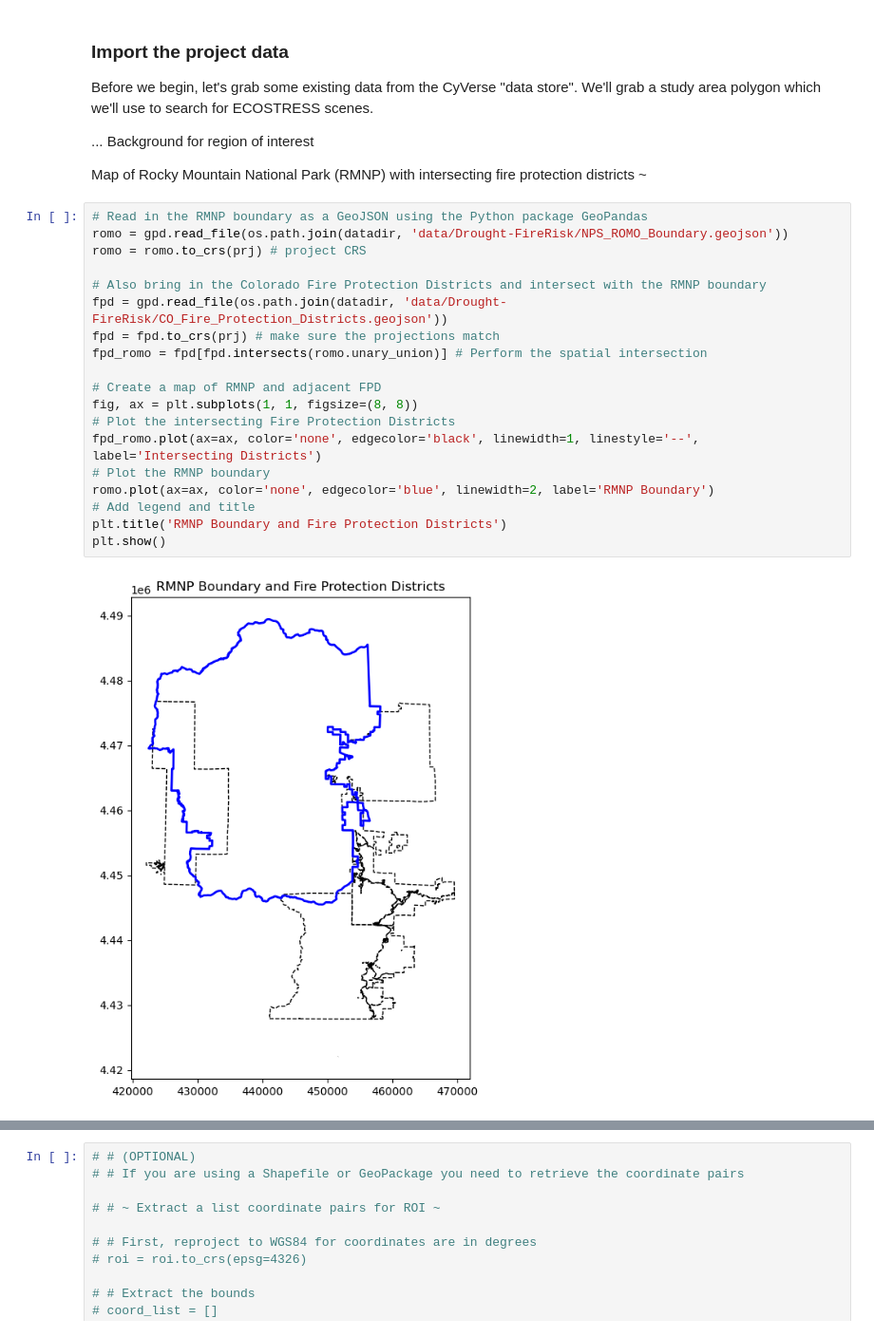
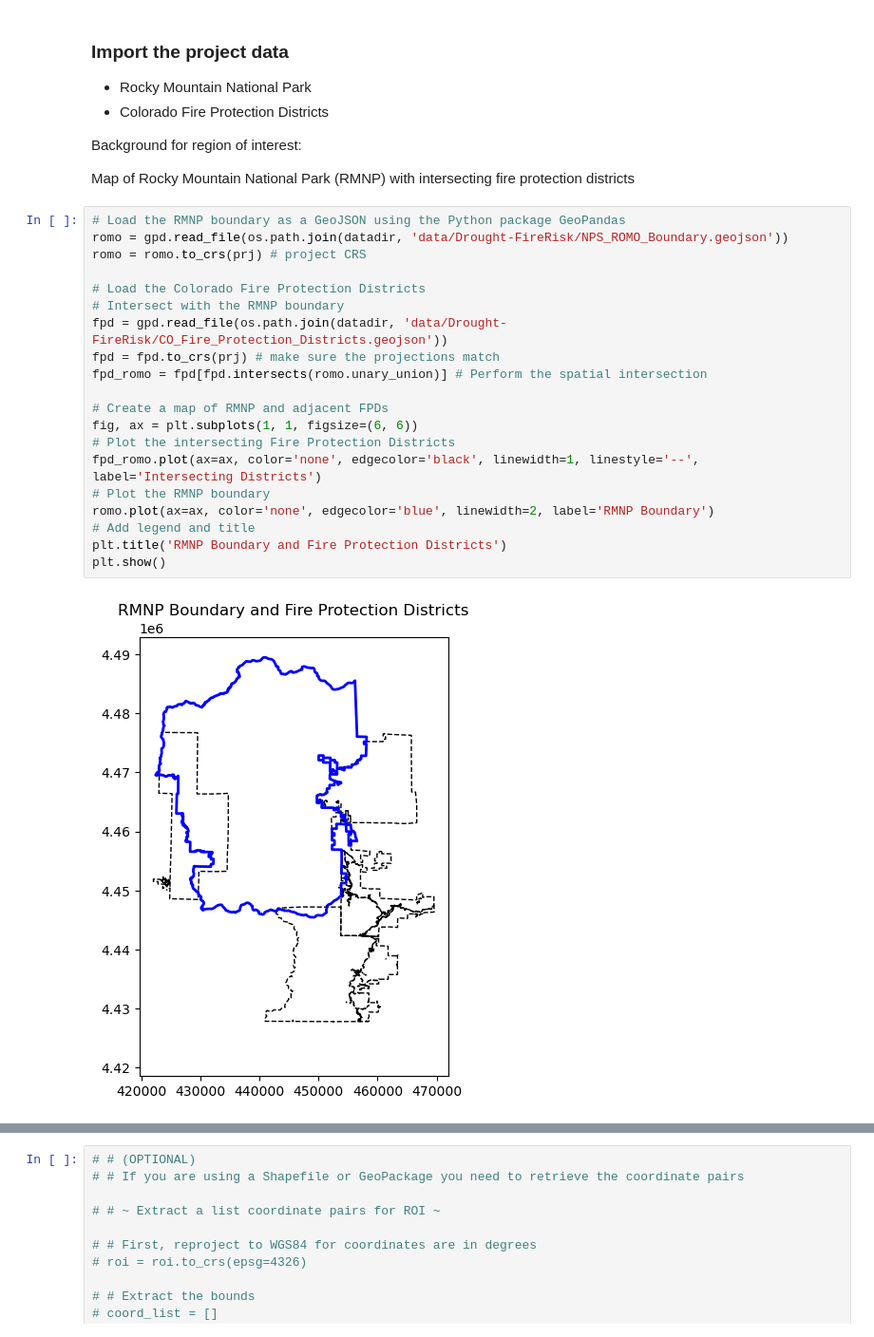
Before and after one commit to CU-ESIIL/HYR-SENSE, a Jupyter notebook: notebooks/drought_fire_risk/0_Search_Download_Scenes.ipynb, the cells around one changed output, grey strips where cells are left out. Shown at 95% size. Drawn from its saved outputs; the diff is of its cells as text.

Commit message:
Saving progress on notebook 0_ Ag and Drought/Fire
So as to not lose work from CyVerse env ...

```diff
--- a/notebooks/drought_fire_risk/0_Search_Download_Scenes.ipynb
+++ b/notebooks/drought_fire_risk/0_Search_Download_Scenes.ipynb
@@ -133,30 +140,32 @@ dest = ''
 # %% [markdown]
 ### Import the project data
 
-Before we begin, let's grab some existing data from the CyVerse "data store". We'll grab a study area polygon which we'll use to search for ECOSTRESS scenes.
+- Rocky Mountain National Park
+- Colorado Fire Protection Districts
 
-... Background for region of interest
+Background for region of interest:
 
-Map of Rocky Mountain National Park (RMNP) with intersecting fire protection districts ~
+Map of Rocky Mountain National Park (RMNP) with intersecting fire protection districts
 # %%
-# Read in the RMNP boundary as a GeoJSON using the Python package GeoPandas
+# Load the RMNP boundary as a GeoJSON using the Python package GeoPandas
 romo = gpd.read_file(os.path.join(datadir, 'data/Drought-FireRisk/NPS_ROMO_Boundary.geojson'))
 romo = romo.to_crs(prj) # project CRS
 
-# Also bring in the Colorado Fire Protection Districts and intersect with the RMNP boundary
+# Load the Colorado Fire Protection Districts
+# Intersect with the RMNP boundary
 fpd = gpd.read_file(os.path.join(datadir, 'data/Drought-FireRisk/CO_Fire_Protection_Districts.geojson'))
 fpd = fpd.to_crs(prj) # make sure the projections match
 fpd_romo = fpd[fpd.intersects(romo.unary_union)] # Perform the spatial intersection
 
-# Create a map of RMNP and adjacent FPD
-fig, ax = plt.subplots(1, 1, figsize=(8, 8))
+# Create a map of RMNP and adjacent FPDs
+fig, ax = plt.subplots(1, 1, figsize=(6, 6))
 # Plot the intersecting Fire Protection Districts
 fpd_romo.plot(ax=ax, color='none', edgecolor='black', linewidth=1, linestyle='--', label='Intersecting Districts')
 # Plot the RMNP boundary
 romo.plot(ax=ax, color='none', edgecolor='blue', linewidth=2, label='RMNP Boundary')
 # Add legend and title
 plt.title('RMNP Boundary and Fire Protection Districts')
 plt.show()
 # %% [output]
-[figure, old version]
+[figure, new version]
 # %% [markdown]
```
Also changed, not shown: parts of 12 cells of this notebook, 1 other file.
